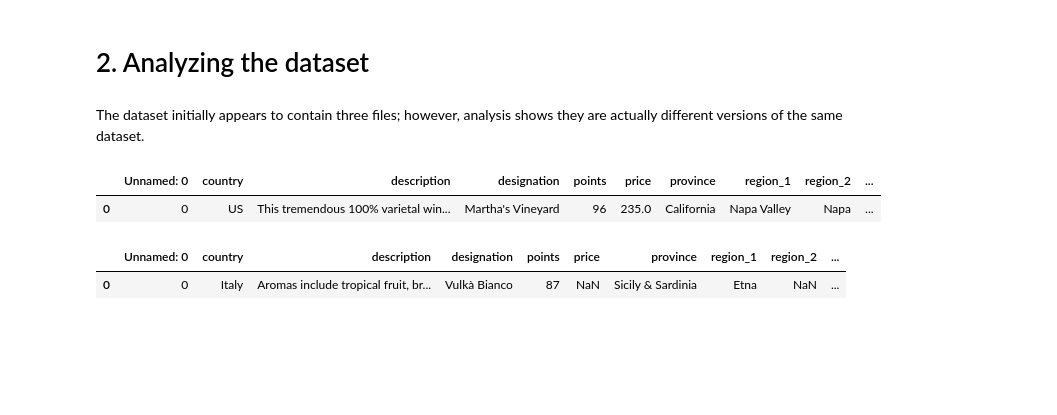
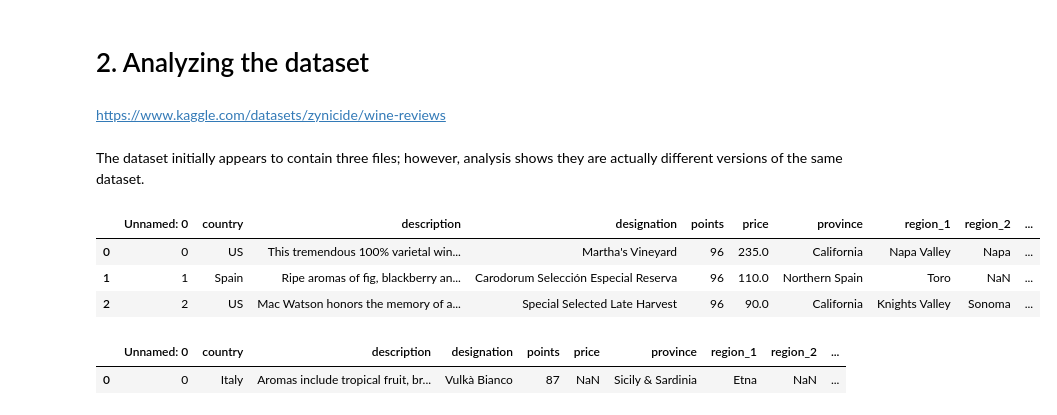
Before and after one commit to sapirca/wine_reviews, a Jupyter notebook: predictive_wine_quality.ipynb, the cells around one changed output. Cells and saved outputs as stored; diff of their text form; code cells hidden in the pictures; blank space fills up the shorter version.

```diff
--- a/predictive_wine_quality.ipynb
+++ b/predictive_wine_quality.ipynb
@@ -78,6 +81,8 @@ Downloading wine-reviews.zip to /content
 winemag-data-130k-v2.csv  winemag-data-130k-v2.json  winemag-data_first150k.csv
 # %% [markdown]
 # 2. Analyzing the dataset
+# %% [markdown]
+https://www.kaggle.com/datasets/zynicide/wine-reviews
 # %% [markdown]
 The dataset initially appears to contain three files; however, analysis shows they are actually different versions of the same dataset.
 # %%
@@ -85,10 +90,12 @@ wine_data_1 = pd.read_csv("./wine-reviews/winemag-data_first150k.csv")
 # wine_data_2 = pd.read_json("./wine-reviews/winemag-data-130k-v2.json") # Same data, different format (json vs csv)
 wine_data_3 = pd.read_csv("./wine-reviews/winemag-data-130k-v2.csv")
 # %%
-wine_data_1.head(1)
+wine_data_1.head(3)
 # %% [output]
 |  | Unnamed: 0 | country | description | designation | points | price | province | region_1 | region_2 | ... |
 | 0 | 0 | US | This tremendous 100% varietal win... | Martha's Vineyard | 96 | 235.0 | California | Napa Valley | Napa | ... |
+| 1 | 1 | Spain | Ripe aromas of fig, blackberry an... | Carodorum Selección Especial Reserva | 96 | 110.0 | Northern Spain | Toro | NaN | ... |
+| 2 | 2 | US | Mac Watson honors the memory of a... | Special Selected Late Harvest | 96 | 90.0 | California | Knights Valley | Sonoma | ... |
 # %%
 wine_data_3.head(1)
 # %% [output]
```
Also changed, not shown: parts of 40 cells of this notebook.
